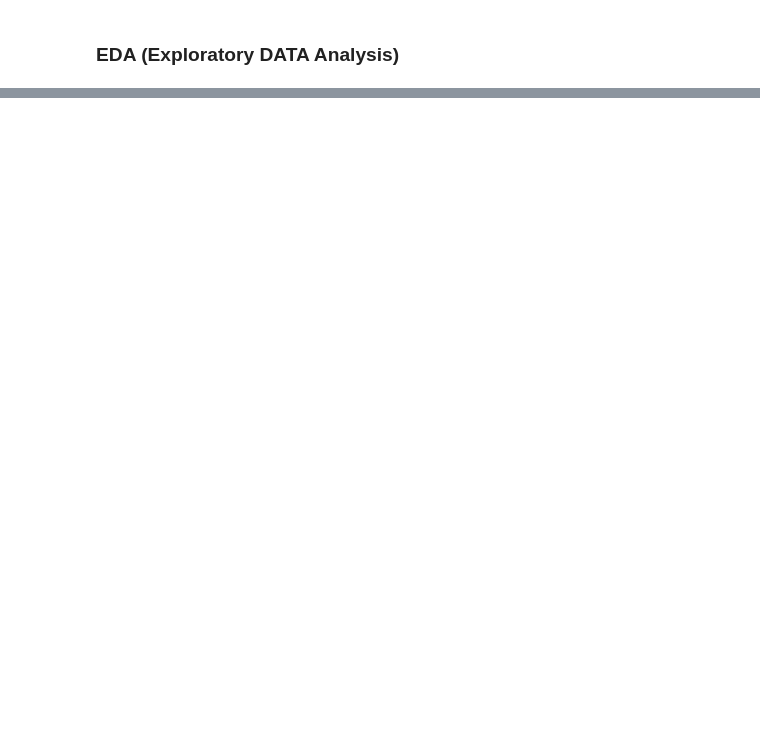
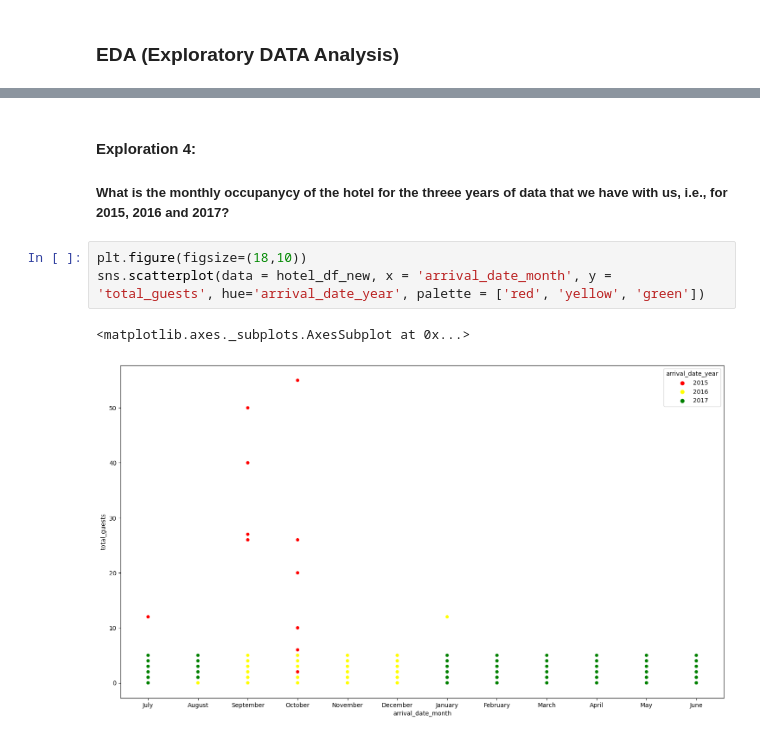
Before and after one commit to anildatascientist/Hotel_Booking_Analysis, a Jupyter notebook: From_Scratch_EDA_Hotel_Booking_.ipynb, the cells around one changed output, grey strips where cells are left out. Drawn from its saved outputs; the diff is of its cells as text; blank space fills up the shorter version.

```diff
--- a/From_Scratch_EDA_Hotel_Booking_.ipynb
+++ b/From_Scratch_EDA_Hotel_Booking_.ipynb
@@ -301,0 +397,10 @@ hotel_df_new.shape
+# %% [markdown]
+#### <b> Exploration 4:
+
+##### <b> What is the monthly occupanycy of the hotel for the threee years of data that we have with us, i.e., for 2015, 2016 and 2017?
+# %%
+plt.figure(figsize=(18,10))
+sns.scatterplot(data = hotel_df_new, x = 'arrival_date_month', y = 'total_guests', hue='arrival_date_year', palette = ['red', 'yellow', 'green'])
+# %% [output]
+<matplotlib.axes._subplots.AxesSubplot at 0x...>
+[figure, added]
```
Also changed, not shown: parts of 22 cells of this notebook.
